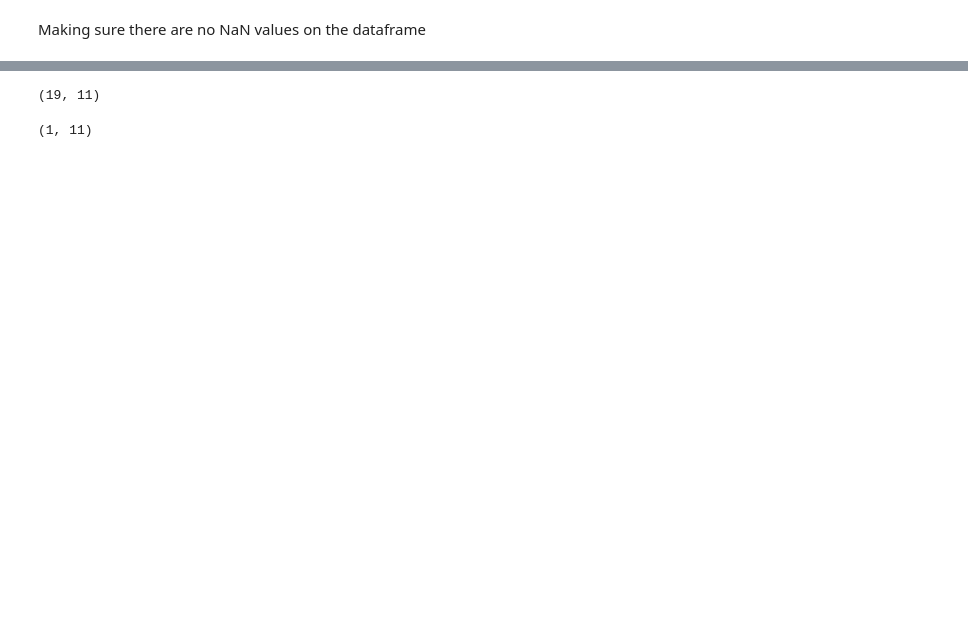
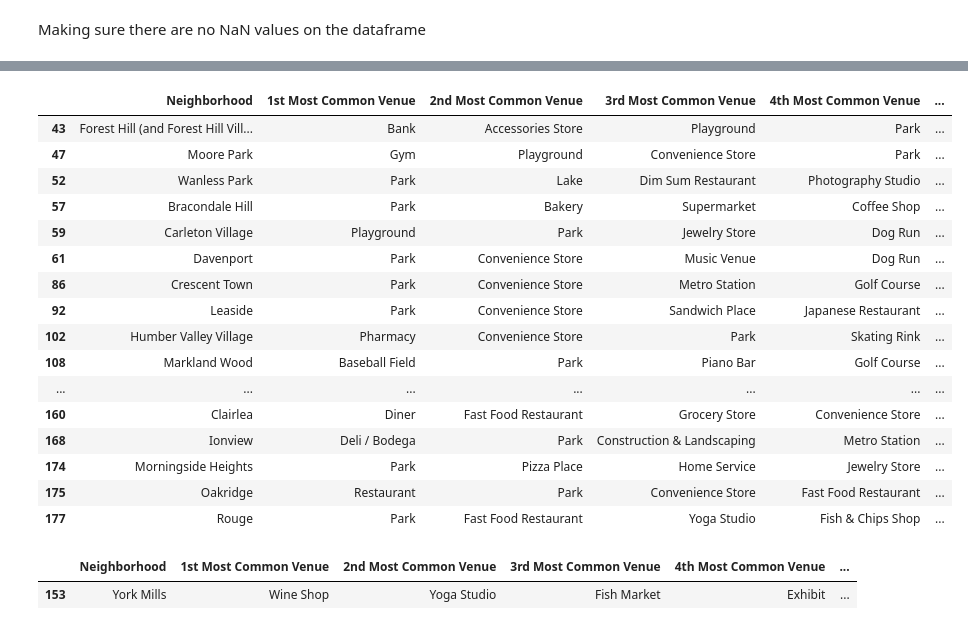
Before and after one commit to totogarza/capstone_data_science, a Jupyter notebook: toronto_neigh_clustering_viz.ipynb, the cells around one changed output, grey strips where cells are left out. Cells and saved outputs as stored; diff of their text form; code cells hidden in the pictures; blank space fills up the shorter version.

```diff
--- a/toronto_neigh_clustering_viz.ipynb
+++ b/toronto_neigh_clustering_viz.ipynb
@@ -423,10 +494,27 @@ cluster2 = toronto_merged.loc[toronto_merged['Cluster Labels'] == 2, toronto_mer
 # %%
-cluster3 = toronto_merged.loc[toronto_merged['Cluster Labels'] == 3, toronto_merged.columns[[0] + list(range(5, toronto_merged.shape[1]))]]
-cluster3.shape
+cluster3 = toronto_data_df.loc[toronto_data_df['Cluster Labels'] == 3, toronto_data_df.columns[[0] + list(range(5, toronto_data_df.shape[1]))]]
+cluster3
 # %% [output]
-(19, 11)
+|  | Neighborhood | 1st Most Common Venue | 2nd Most Common Venue | 3rd Most Common Venue | 4th Most Common Venue | ... |
+| 43 | Forest Hill (and Forest Hill Vill... | Bank | Accessories Store | Playground | Park | ... |
+| 47 | Moore Park | Gym | Playground | Convenience Store | Park | ... |
+| 52 | Wanless Park | Park | Lake | Dim Sum Restaurant | Photography Studio | ... |
+| 57 | Bracondale Hill | Park | Bakery | Supermarket | Coffee Shop | ... |
+| 59 | Carleton Village | Playground | Park | Jewelry Store | Dog Run | ... |
+| 61 | Davenport | Park | Convenience Store | Music Venue | Dog Run | ... |
+| 86 | Crescent Town | Park | Convenience Store | Metro Station | Golf Course | ... |
+| 92 | Leaside | Park | Convenience Store | Sandwich Place | Japanese Restaurant | ... |
+| 102 | Humber Valley Village | Pharmacy | Convenience Store | Park | Skating Rink | ... |
+| 108 | Markland Wood | Baseball Field | Park | Piano Bar | Golf Course | ... |
+| ... | ... | ... | ... | ... | ... | ... |
+| 160 | Clairlea | Diner | Fast Food Restaurant | Grocery Store | Convenience Store | ... |
+| 168 | Ionview | Deli / Bodega | Park | Construction & Landscaping | Metro Station | ... |
+| 174 | Morningside Heights | Park | Pizza Place | Home Service | Jewelry Store | ... |
+| 175 | Oakridge | Restaurant | Park | Convenience Store | Fast Food Restaurant | ... |
+| 177 | Rouge | Park | Fast Food Restaurant | Yoga Studio | Fish & Chips Shop | ... |
 # %%
-cluster4 = toronto_merged.loc[toronto_merged['Cluster Labels'] == 4, toronto_merged.columns[[0] + list(range(5, toronto_merged.shape[1]))]]
-cluster4.shape
+cluster4 = toronto_data_df.loc[toronto_data_df['Cluster Labels'] == 4, toronto_data_df.columns[[0] + list(range(5, toronto_data_df.shape[1]))]]
+cluster4
 # %% [output]
-(1, 11)
+|  | Neighborhood | 1st Most Common Venue | 2nd Most Common Venue | 3rd Most Common Venue | 4th Most Common Venue | ... |
+| 153 | York Mills | Wine Shop | Yoga Studio | Fish Market | Exhibit | ... |
```
Also changed, not shown: parts of 13 cells of this notebook, 1 other file.
